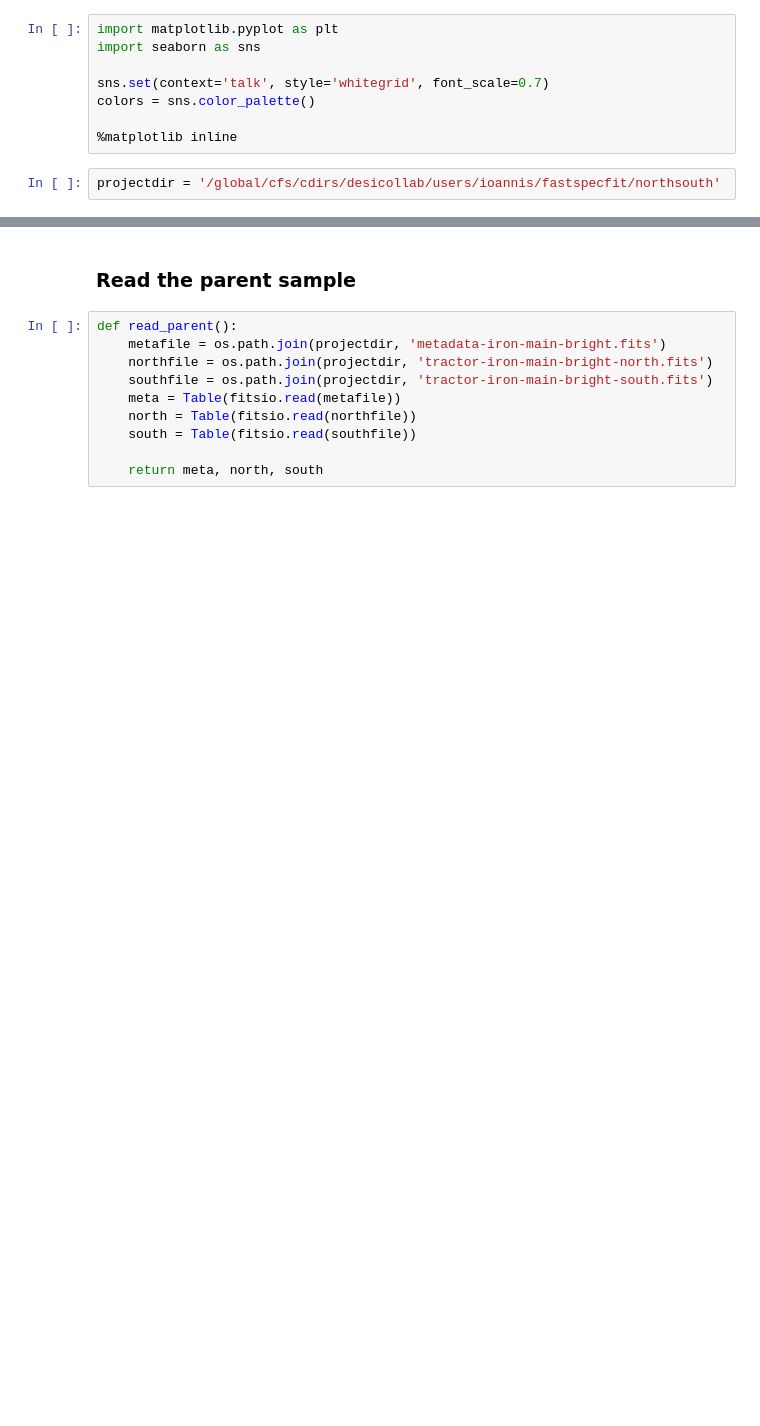
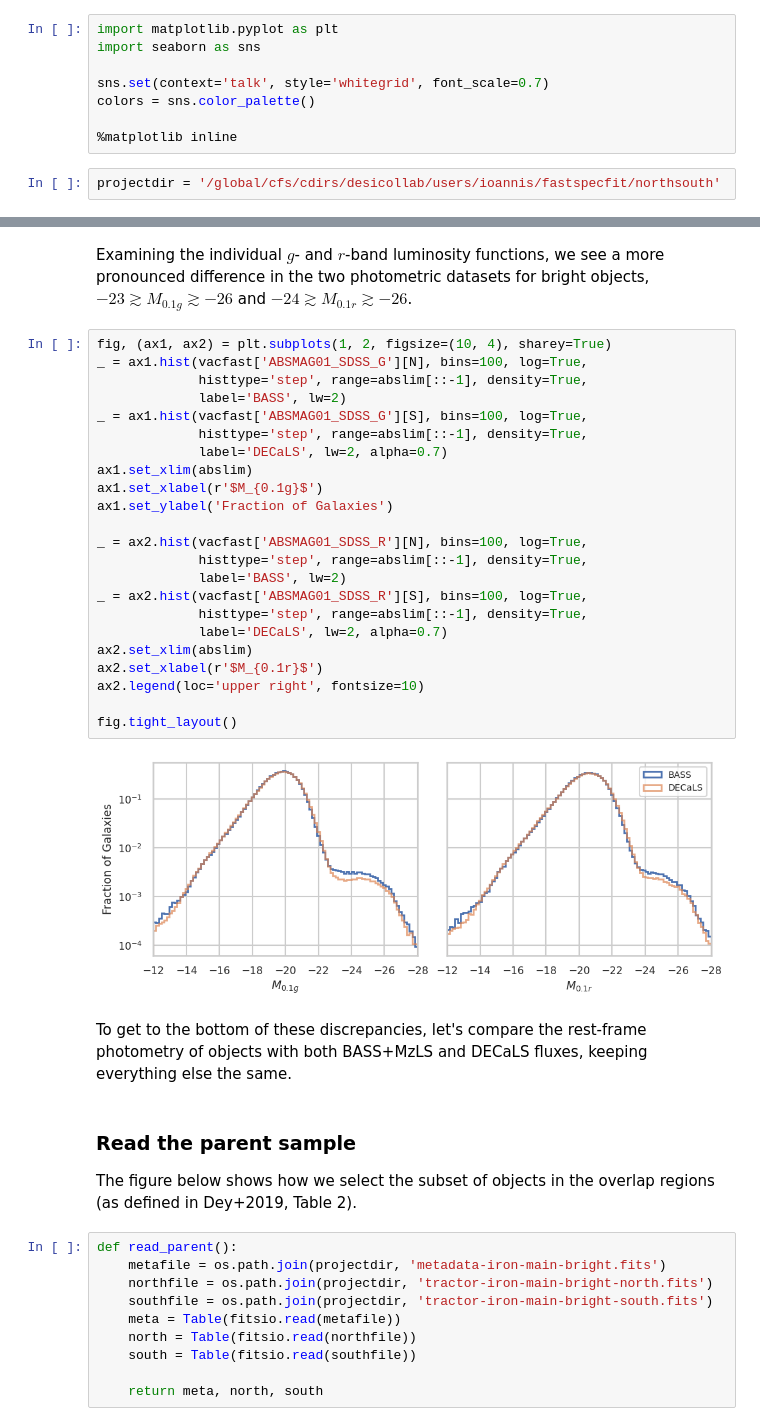
Before and after one commit to moustakas/fastspecfit-projects, a Jupyter notebook: northsouth/northsouth-photometry.ipynb, the cells around one changed output, grey strips where cells are left out. Saved outputs shown, nothing was run; the diff lists cells and outputs as text; blank space fills up the shorter version.

```diff
--- a/northsouth/northsouth-photometry.ipynb
+++ b/northsouth/northsouth-photometry.ipynb
@@ -31,5 +88,36 @@ projectdir = '/global/cfs/cdirs/desicollab/users/ioannis/fastspecfit/northsouth'
+# %% [markdown]
+Examining the individual $g$- and $r$-band luminosity functions, we see a more pronounced difference in the two photometric datasets for bright objects, $-23\gtrsim M_{0.1g} \gtrsim -26$ and $-24\gtrsim M_{0.1r} \gtrsim -26$.
+# %%
+fig, (ax1, ax2) = plt.subplots(1, 2, figsize=(10, 4), sharey=True)
+_ = ax1.hist(vacfast['ABSMAG01_SDSS_G'][N], bins=100, log=True,
+             histtype='step', range=abslim[::-1], density=True,
+             label='BASS', lw=2)
+_ = ax1.hist(vacfast['ABSMAG01_SDSS_G'][S], bins=100, log=True,
+             histtype='step', range=abslim[::-1], density=True,
+             label='DECaLS', lw=2, alpha=0.7)
+ax1.set_xlim(abslim)
+ax1.set_xlabel(r'$M_{0.1g}$')
+ax1.set_ylabel('Fraction of Galaxies')
+
+_ = ax2.hist(vacfast['ABSMAG01_SDSS_R'][N], bins=100, log=True,
+             histtype='step', range=abslim[::-1], density=True,
+             label='BASS', lw=2)
+_ = ax2.hist(vacfast['ABSMAG01_SDSS_R'][S], bins=100, log=True,
+             histtype='step', range=abslim[::-1], density=True,
+             label='DECaLS', lw=2, alpha=0.7)
+ax2.set_xlim(abslim)
+ax2.set_xlabel(r'$M_{0.1r}$')
+ax2.legend(loc='upper right', fontsize=10)
+
+fig.tight_layout()
+# %% [output]
+[figure, added]
+# %% [markdown]
+To get to the bottom of these discrepancies, let's compare the rest-frame photometry of objects with both BASS+MzLS and DECaLS fluxes, keeping everything else the same.
 # %% [markdown]
 ### Read the parent sample
+
+The figure below shows how we select the subset of objects in the overlap regions (as defined in Dey+2019, Table 2).
 # %%
 def read_parent():
     metafile = os.path.join(projectdir, 'metadata-iron-main-bright.fits')
```
Also changed, not shown: parts of 21 cells of this notebook.
